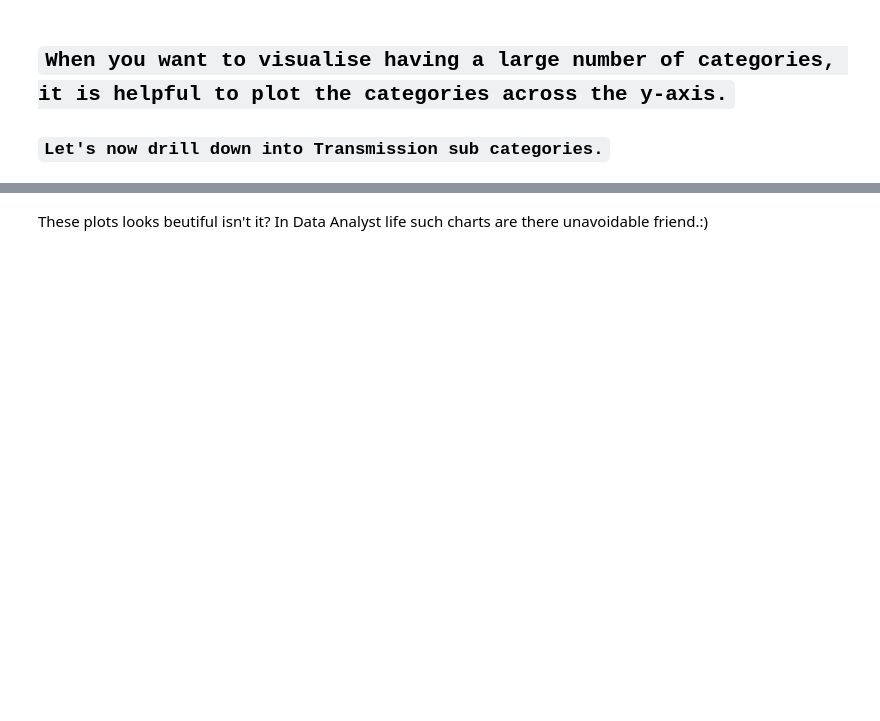
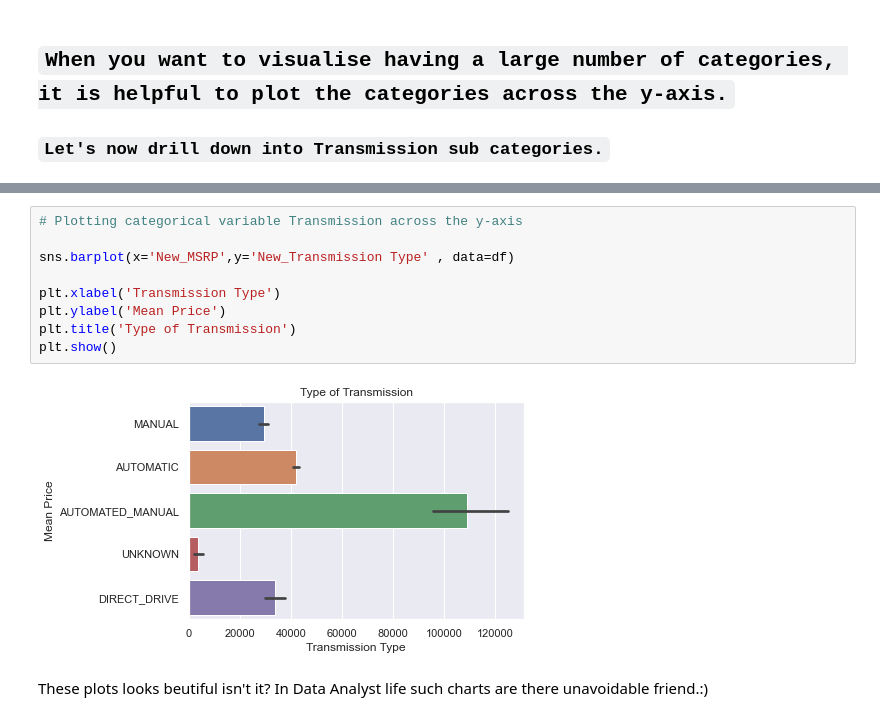
Before and after one commit to hari-r-v/TwiLearn, a Jupyter notebook: assignment/Day_14-EDA_Assignment_Day_14.ipynb, the cells around one changed output, grey strips where cells are left out. Drawn from its saved outputs; the diff is of its cells as text; blank space fills up the shorter version.

```diff
--- a/assignment/Day_14-EDA_Assignment_Day_14.ipynb
+++ b/assignment/Day_14-EDA_Assignment_Day_14.ipynb
@@ -546,3 +538,14 @@ Also, barplot computes and shows the confidence interval of the mean as well.
+# %%
+# Plotting categorical variable Transmission across the y-axis
+
+sns.barplot(x='New_MSRP',y='New_Transmission Type' , data=df)
+
+plt.xlabel('Transmission Type')
+plt.ylabel('Mean Price')
+plt.title('Type of Transmission')
+plt.show()
+# %% [output]
+[figure, added]
 # %% [markdown]
 These plots looks beutiful isn't it? In Data Analyst life such charts are there unavoidable friend.:)
 # %% [markdown]
```
Also changed, not shown: parts of 6 cells of this notebook.
